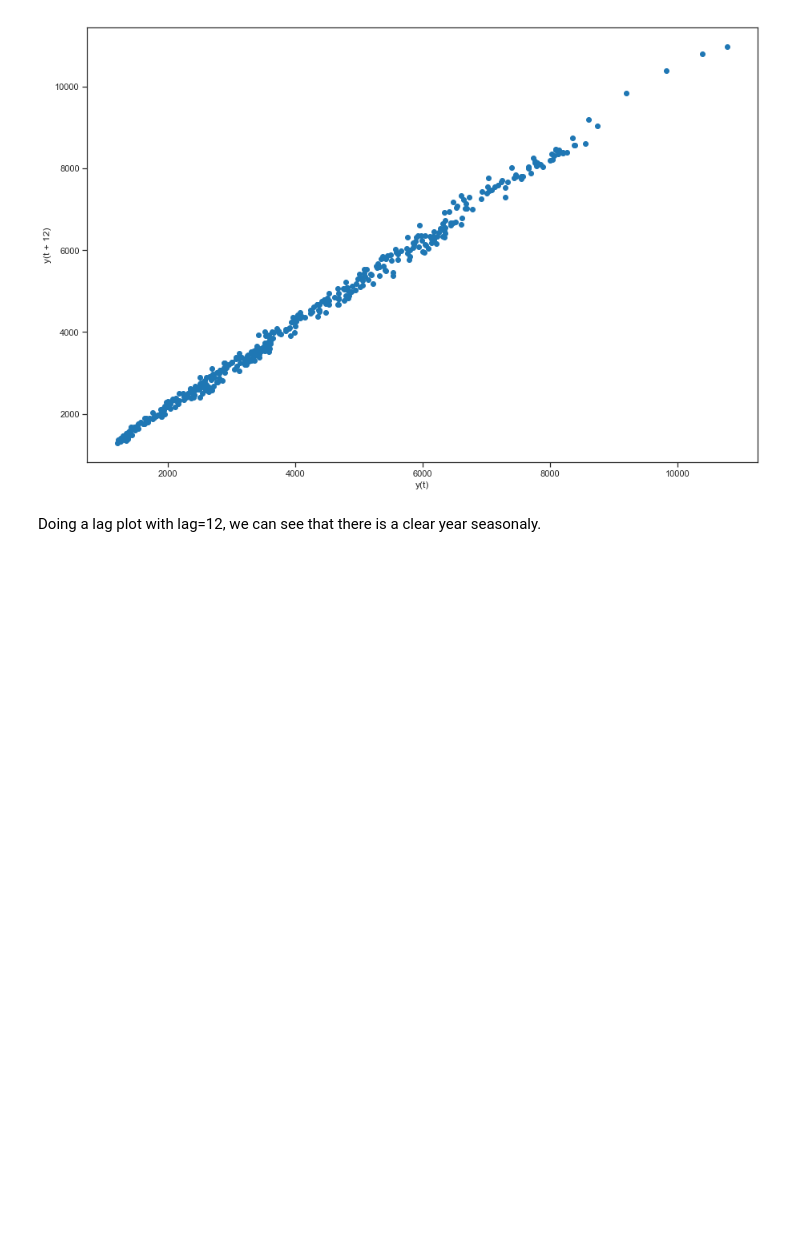
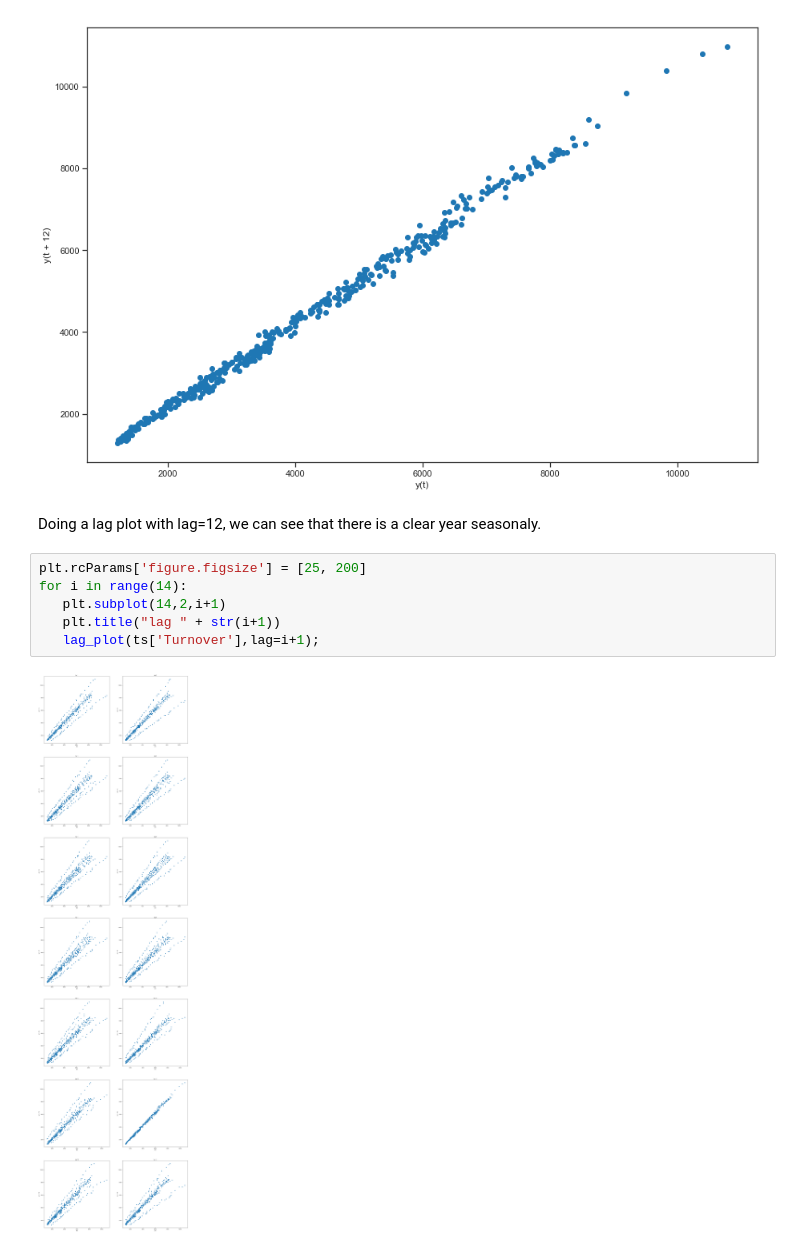
Before and after one commit to renzobechler/forecasting, a Jupyter notebook: Tutorial01 Time Stamped.ipynb, the cells around one changed output. Saved outputs shown, nothing was run; the diff lists cells and outputs as text; blank space fills up the shorter version.

```diff
--- a/Tutorial01 Time Stamped.ipynb
+++ b/Tutorial01 Time Stamped.ipynb
@@ -405,3 +405,11 @@ lag_plot(ts['Turnover'],lag=12);
 [figure]
 # %% [markdown]
 Doing a lag plot with lag=12, we can see that there is a clear year seasonaly.
+# %%
+plt.rcParams['figure.figsize'] = [25, 200]
+for i in range(14):
+   plt.subplot(14,2,i+1)
+   plt.title("lag " + str(i+1))
+   lag_plot(ts['Turnover'],lag=i+1);
+# %% [output]
+[figure, added]
```
Also changed, not shown: 1 other file.
